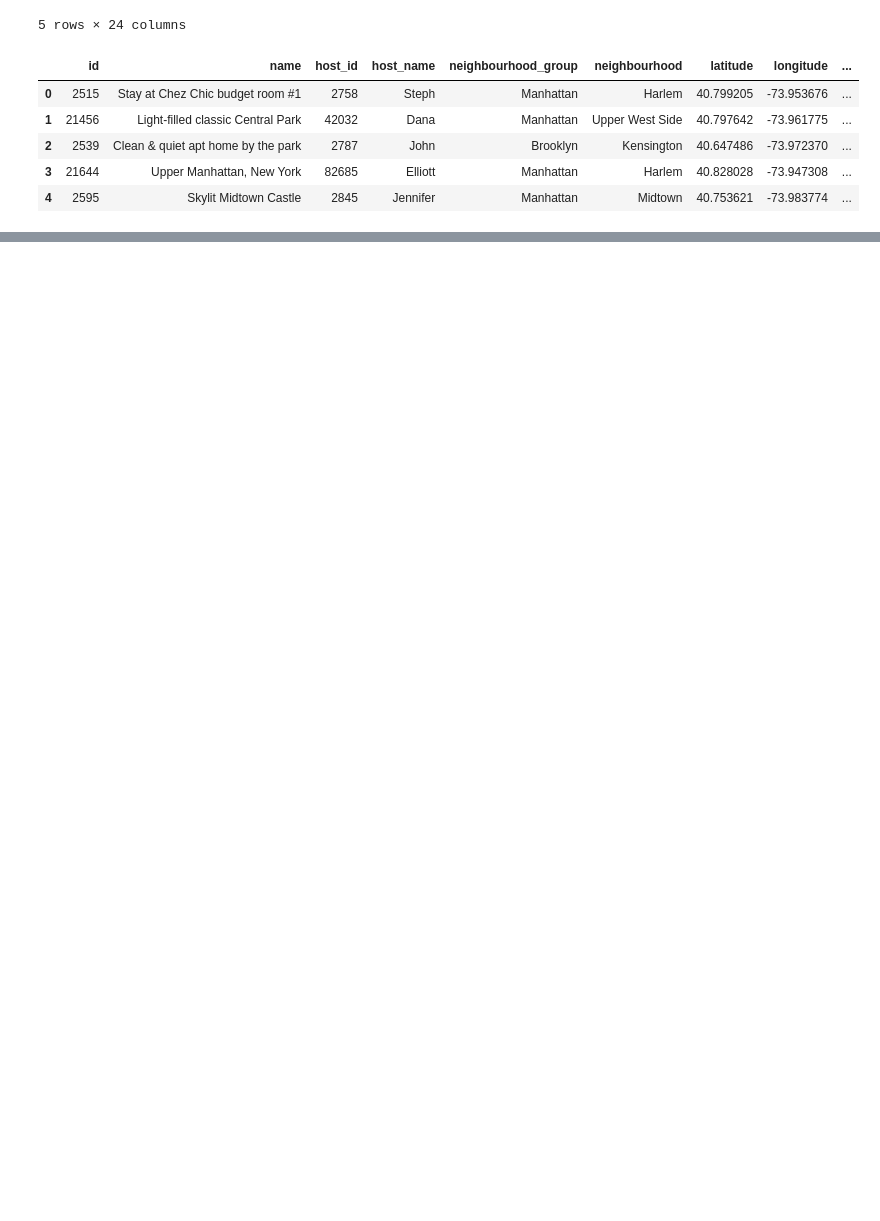
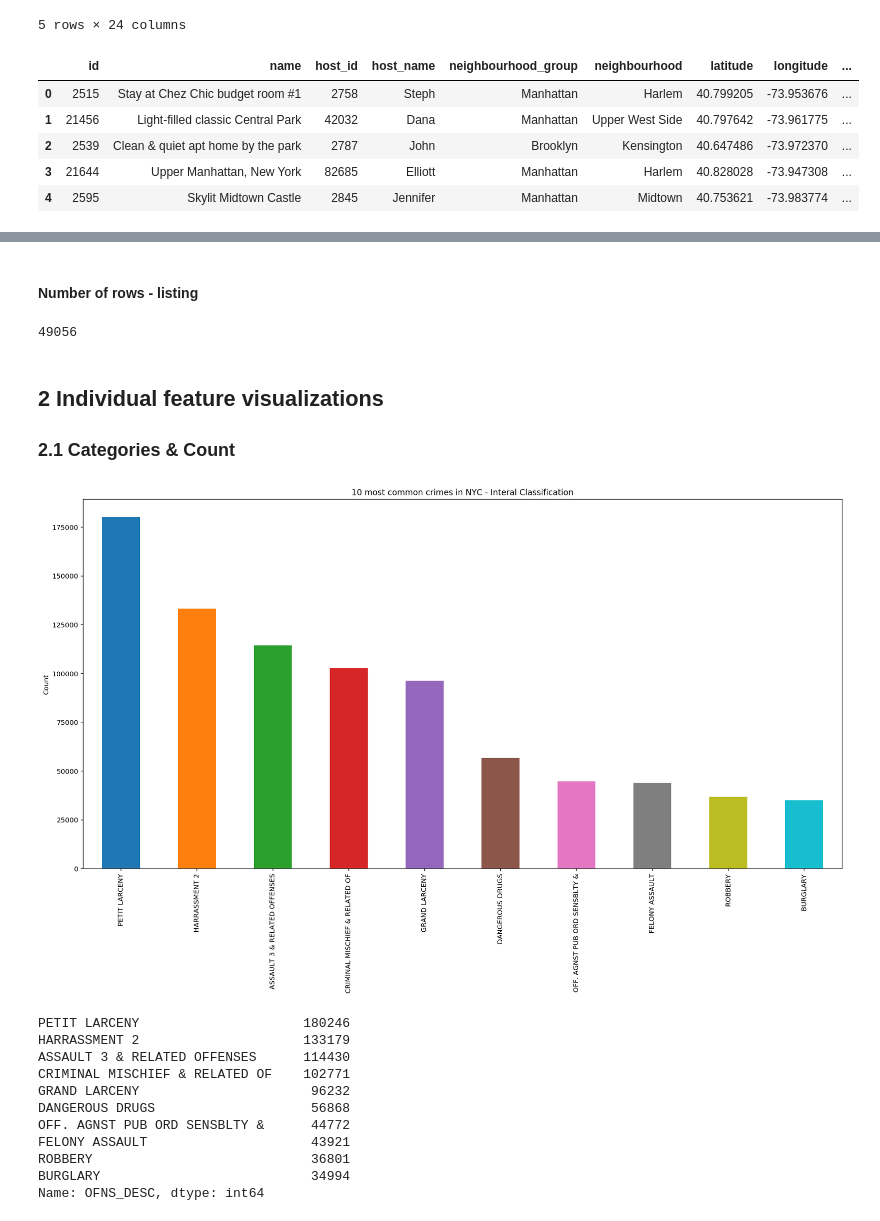
Before and after one commit to Rui1521/TripElf, a Jupyter notebook: safety/Safety.ipynb, the cells around one changed output, grey strips where cells are left out. Cells and saved outputs as stored; diff of their text form; code cells hidden in the pictures; blank space fills up the shorter version.

```diff
--- a/safety/Safety.ipynb
+++ b/safety/Safety.ipynb
@@ -30 +151,30 @@ listing.head()
+# %% [markdown]
+#### Number of rows - listing
+# %%
+len(listing.index)
+# %% [output]
+49056
+# %% [markdown]
+## 2 Individual feature visualizations
+### 2.1 Categories & Count
+# %%
+# KY_CD is the three digit offense classification code
+df['OFNS_DESC'].value_counts()[:10].plot.bar()
+plt.ylabel('Count')
+plt.title('10 most common crimes in NYC - Interal Classification')
+plt.show()
+df['OFNS_DESC'].value_counts()[:10]
+# %% [output]
+[figure, added]
+PETIT LARCENY                     180246
+HARRASSMENT 2                     133179
+ASSAULT 3 & RELATED OFFENSES      114430
+CRIMINAL MISCHIEF & RELATED OF    102771
+GRAND LARCENY                      96232
+DANGEROUS DRUGS                    56868
+OFF. AGNST PUB ORD SENSBLTY &      44772
+FELONY ASSAULT                     43921
+ROBBERY                            36801
+BURGLARY                           34994
+Name: OFNS_DESC, dtype: int64
 # %%
```
Also changed, not shown: parts of 46 cells of this notebook.
